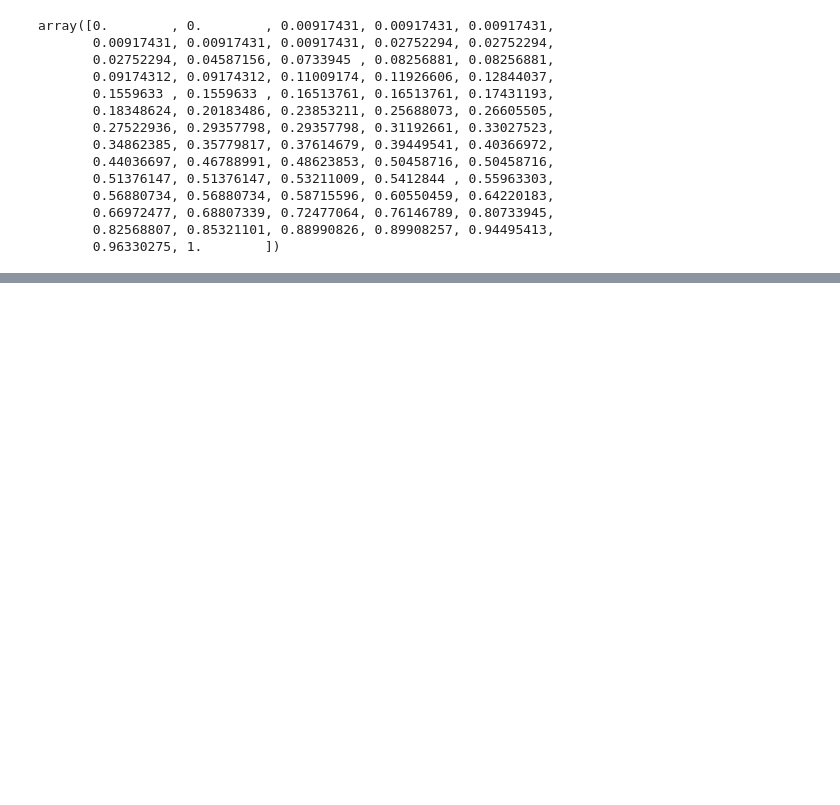
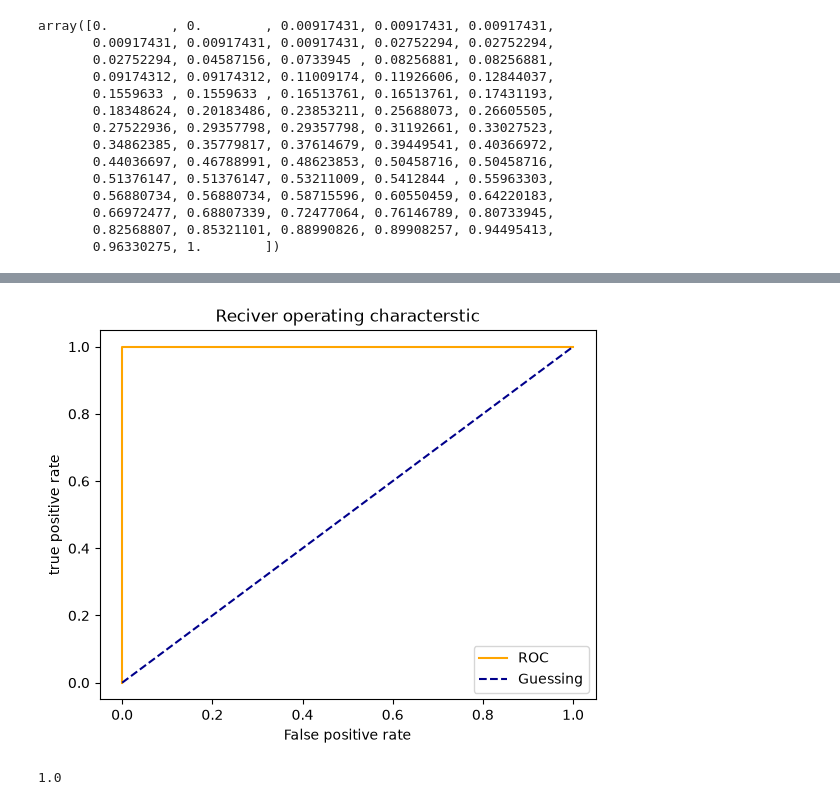
Before and after one commit to DITNO/AI-ML-Journey, a Jupyter notebook: ML/heart_disease_classification.ipynb, the cells around one changed output, grey strips where cells are left out. Drawn from its saved outputs; the diff is of its cells as text; code cells hidden in the pictures; blank space fills up the shorter version.

```diff
--- a/ML/heart_disease_classification.ipynb
+++ b/ML/heart_disease_classification.ipynb
@@ -359,0 +389,9 @@ array([0.        , 0.        , 0.00917431, 0.00917431, 0.00917431,
+# %%
+#what a perfect roc cureve looks like
+fpr , tpr , thresholds = roc_curve(y_test,y_test)
+plot_roc_curve(fpr,tpr)
+#perfect auc score
+roc_auc_score(y_test,y_test)
+# %% [output]
+[figure, added]
+1.0
```
Also changed, not shown: parts of 2 cells of this notebook.
